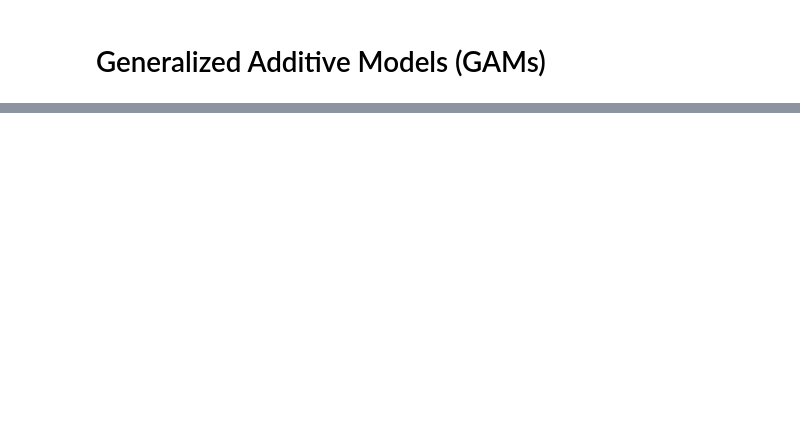
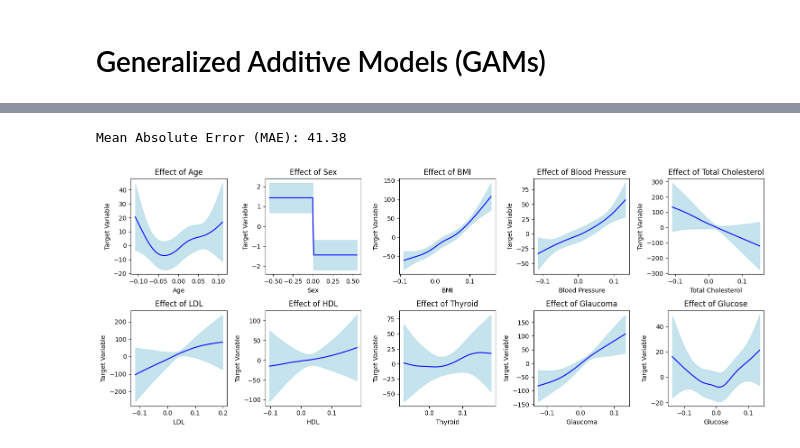
Before and after one commit to ming-zhao/AIML_for_Business, a Jupyter notebook: Linear_Regression_and_Decision_Tree.ipynb, the cells around one changed output, grey strips where cells are left out. Drawn from its saved outputs; the diff is of its cells as text; code cells hidden in the pictures; blank space fills up the shorter version.

```diff
--- a/Linear_Regression_and_Decision_Tree.ipynb
+++ b/Linear_Regression_and_Decision_Tree.ipynb
@@ -323,0 +352,51 @@ Successfully installed numpy-1.25.0 pygam-0.9.0
+# %%
+import numpy as np
+import matplotlib.pyplot as plt
+from sklearn.datasets import load_diabetes
+from sklearn.model_selection import train_test_split
+from pygam import LinearGAM, s, f, l
+from sklearn.metrics import mean_absolute_error
+
+# Step 1: Load the data and assign it to X, and the target to y
+diabetes = load_diabetes()
+X = diabetes.data
+y = diabetes.target
+
+# Step 2: Rename the columns
+column_names = {'age': 'Age', 'sex': 'Sex', 'bmi': 'BMI', 'bp': 'Blood Pressure',
+                's1': 'Total Cholesterol', 's2': 'LDL', 's3': 'HDL', 's4': 'Thyroid',
+                's5': 'Glaucoma', 's6': 'Glucose'}
+feature_names = [column_names[col] for col in diabetes.feature_names]
+
+# Step 3: Split the data into training and test sets
+X_train, X_test, y_train, y_test = train_test_split(X, y, test_size=0.2, random_state=42)
+
+# Step 4: Utilize a generalized additive model (GAM) with grid search for hyperparameter tuning
+gam = LinearGAM(s(0) + f(1) + s(2) + s(3) + s(4) + s(5) + s(6) + s(7) + s(8) + s(9), n_splines=35)
+
+# Step 5: Fit the model on the training data
+# gam.gridsearch(X_train, y_train)
+gam.fit(X_train, y_train)
+
+# Step 6: Evaluate the model's performance using mean absolute error (MAE) metric
+y_pred = gam.predict(X_test)
+mae = mean_absolute_error(y_test, y_pred)
+print(f"Mean Absolute Error (MAE): {mae:.2f}")
+
+# Step 7: Plot the effect of each patient feature on the target variable with 95% confidence intervals
+fig, axs = plt.subplots(2, 5, figsize=(15, 6))
+axs = axs.ravel()
+
+for i in range(X.shape[1]):
+    XX = gam.generate_X_grid(term=i)
+    partial_dependence, confidence_intervals = gam.partial_dependence(term=i, X=XX, width=0.95)
+
+    axs[i].plot(XX[:, i], partial_dependence, color='blue')
+    axs[i].fill_between(XX[:, i], confidence_intervals[:, 0], confidence_intervals[:, 1], color='lightblue', alpha=0.7)
+    axs[i].set_xlabel(feature_names[i])
+    axs[i].set_ylabel('Target Variable')
+    axs[i].set_title(f'Effect of {feature_names[i]}')
+
+plt.tight_layout()
+plt.show()
+# %% [output]
@@ -324 +404,3 @@ Successfully installed numpy-1.25.0 pygam-0.9.0
+Mean Absolute Error (MAE): 41.38
+[figure, added]
 # %%
```
Also changed, not shown: parts of 19 cells of this notebook.
